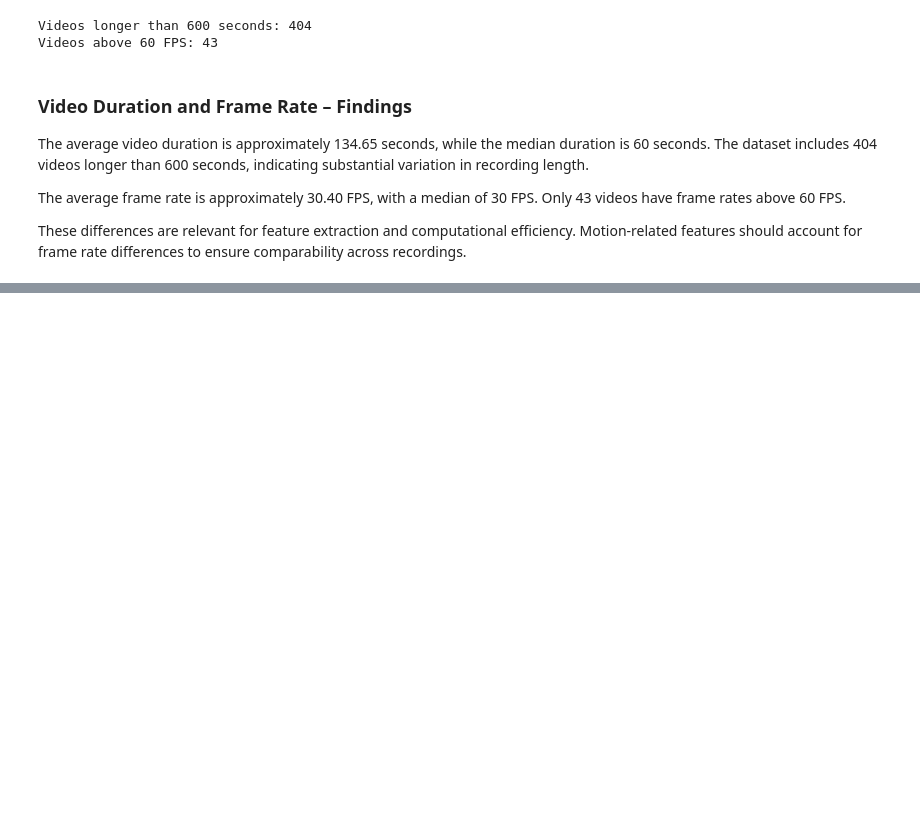
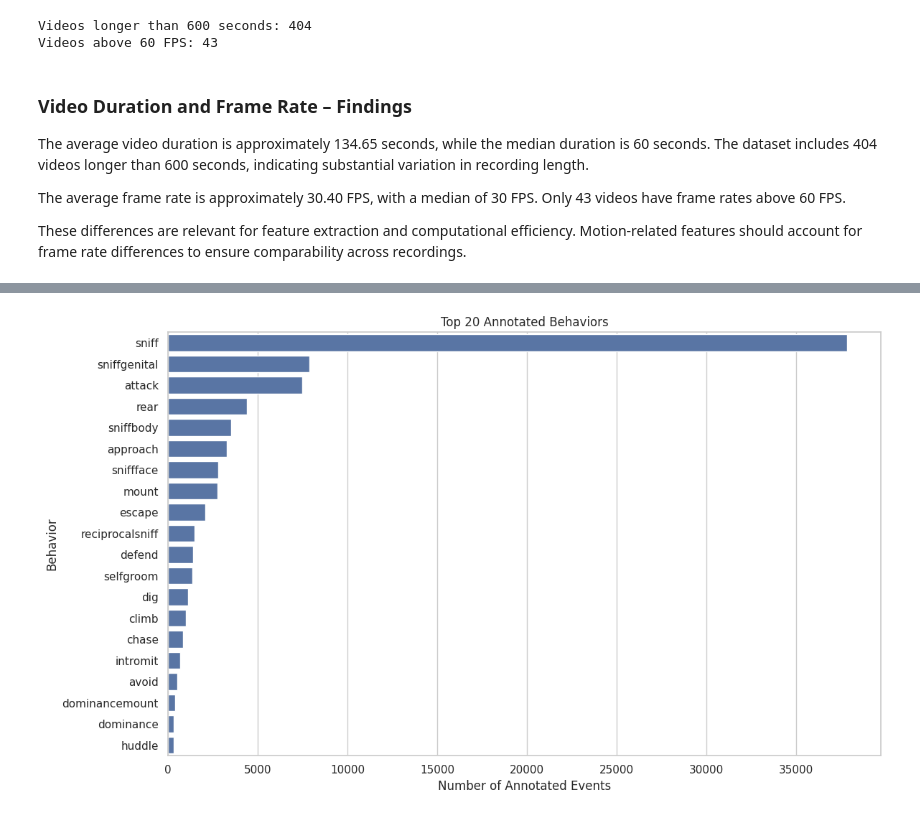
Before and after one commit to aytug-guler/GROUP19_CENG313, a Jupyter notebook: assignment1_eda_baseline.ipynb, the cells around one changed output, grey strips where cells are left out. Saved outputs shown, nothing was run; the diff lists cells and outputs as text; code cells hidden in the pictures; blank space fills up the shorter version.

Commit message:
Add behavior annotation analysis

```diff
--- a/assignment1_eda_baseline.ipynb
+++ b/assignment1_eda_baseline.ipynb
@@ -404,0 +557,22 @@ These differences are relevant for feature extraction and computational efficien
+# %%
+
+# Visualize the most frequent behaviors
+
+top_actions = behavior_summary.head(20)
+
+plt.figure(figsize=(12, 7))
+
+sns.barplot(
+    data=top_actions,
+    x="Event Count",
+    y="Action"
+)
+
+plt.title("Top 20 Annotated Behaviors")
+plt.xlabel("Number of Annotated Events")
+plt.ylabel("Behavior")
+
+plt.tight_layout()
+plt.show()
+# %% [output]
+[figure, added]
```
Also changed, not shown: parts of 6 cells of this notebook.
